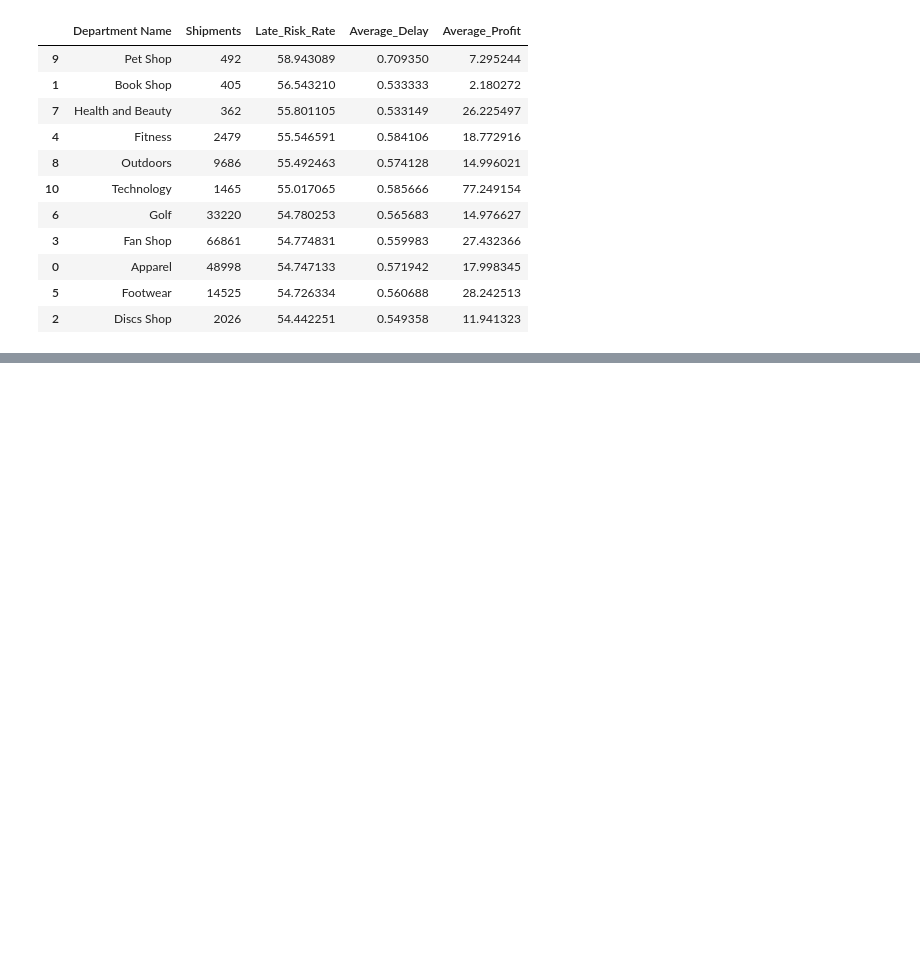
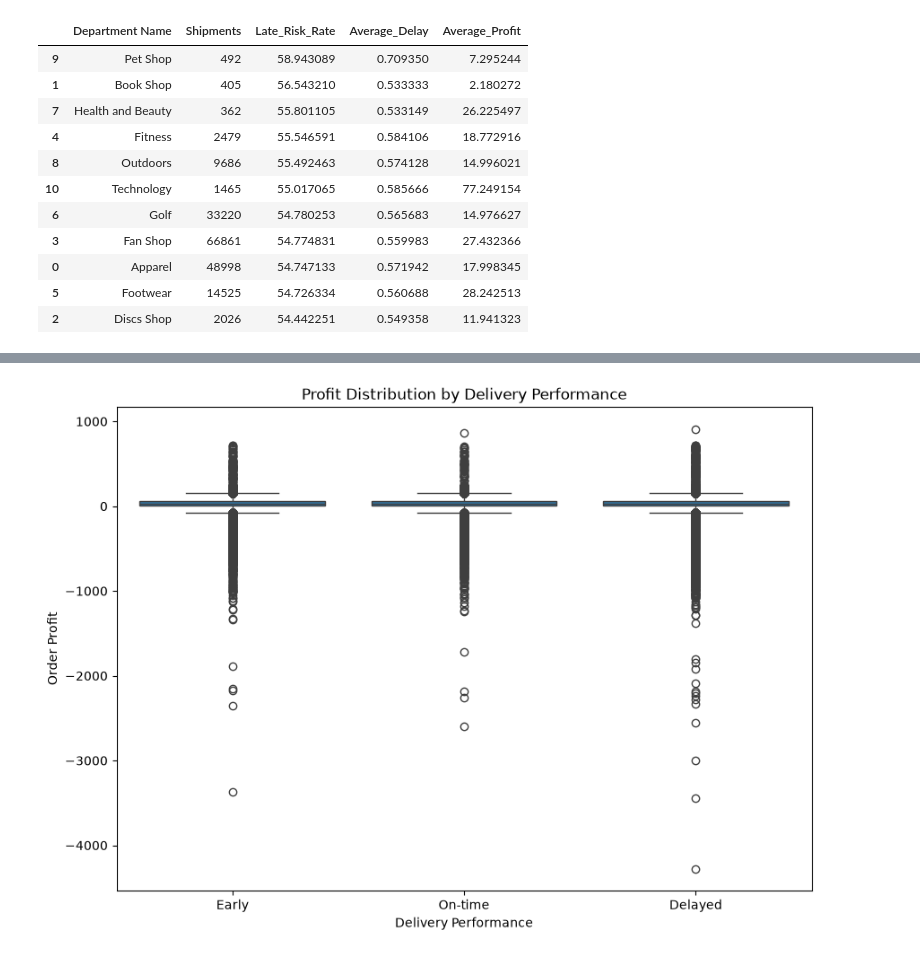
Before and after one commit to shivani1707s/APL-Logistics-Analysis, a Jupyter notebook: notebooks/eda.ipynb, the cells around one changed output, grey strips where cells are left out. Drawn from its saved outputs; the diff is of its cells as text; code cells hidden in the pictures; blank space fills up the shorter version.

```diff
--- a/notebooks/eda.ipynb
+++ b/notebooks/eda.ipynb
@@ -515,0 +603,16 @@ department_summary.sort_values(
+# %%
+plt.figure(figsize=(10,7))
+
+sns.boxplot(
+    data=df,
+    x="Delay_Category",
+    y="Order Profit Per Order",
+    order=["Early","On-time","Delayed"]
+)
+
+plt.title("Profit Distribution by Delivery Performance")
+plt.xlabel("Delivery Performance")
+plt.ylabel("Order Profit")
+plt.show()
+# %% [output]
+[figure, added]
```
Also changed, not shown: parts of 14 cells of this notebook.
